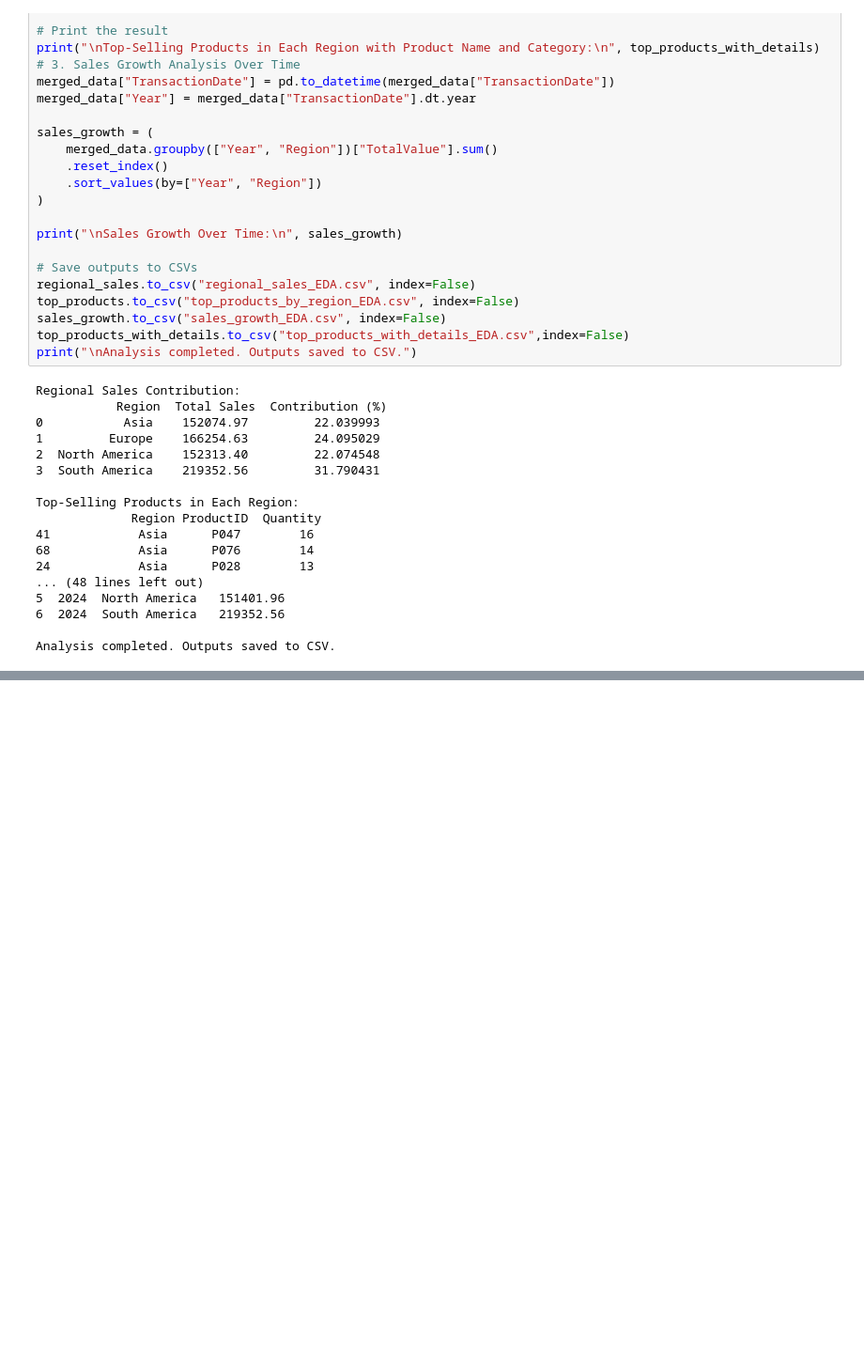
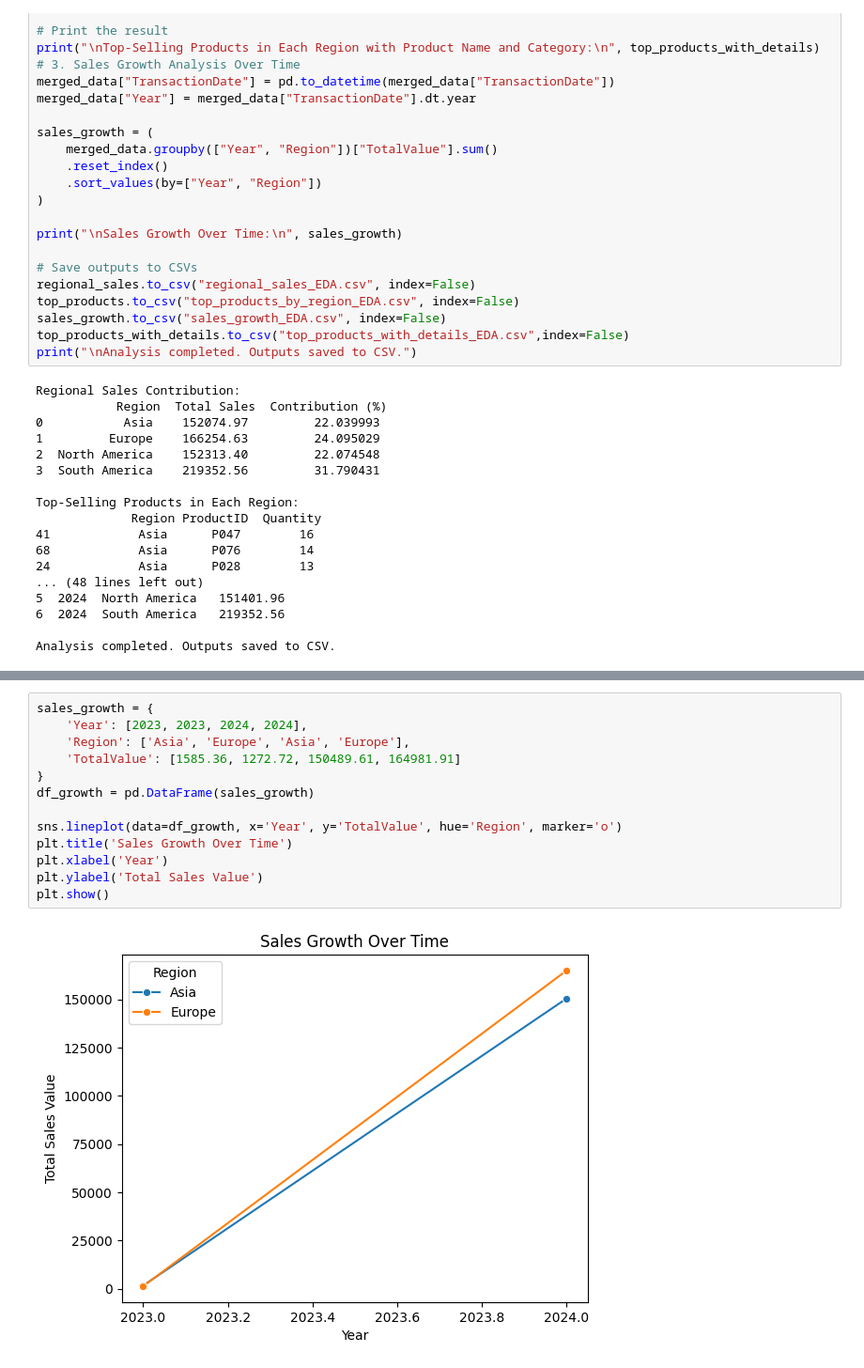
Before and after one commit to Sunita-Shakuniya/Data-Science, a Jupyter notebook: code/task_1/EDA.ipynb, the cells around one changed output, grey strips where cells are left out. Shown: that part at 94% size. Drawn from its saved outputs; the diff is of its cells as text; blank space fills up the shorter version.

```diff
--- a/code/task_1/EDA.ipynb
+++ b/code/task_1/EDA.ipynb
@@ -141,0 +175,15 @@ Analysis completed. Outputs saved to CSV.
+# %%
+sales_growth = {
+    'Year': [2023, 2023, 2024, 2024],
+    'Region': ['Asia', 'Europe', 'Asia', 'Europe'],
+    'TotalValue': [1585.36, 1272.72, 150489.61, 164981.91]
+}
+df_growth = pd.DataFrame(sales_growth)
+
+sns.lineplot(data=df_growth, x='Year', y='TotalValue', hue='Region', marker='o')
+plt.title('Sales Growth Over Time')
+plt.xlabel('Year')
+plt.ylabel('Total Sales Value')
+plt.show()
+# %% [output]
+[figure, added]
```
Also changed, not shown: parts of 4 cells of this notebook, 1 other file.
